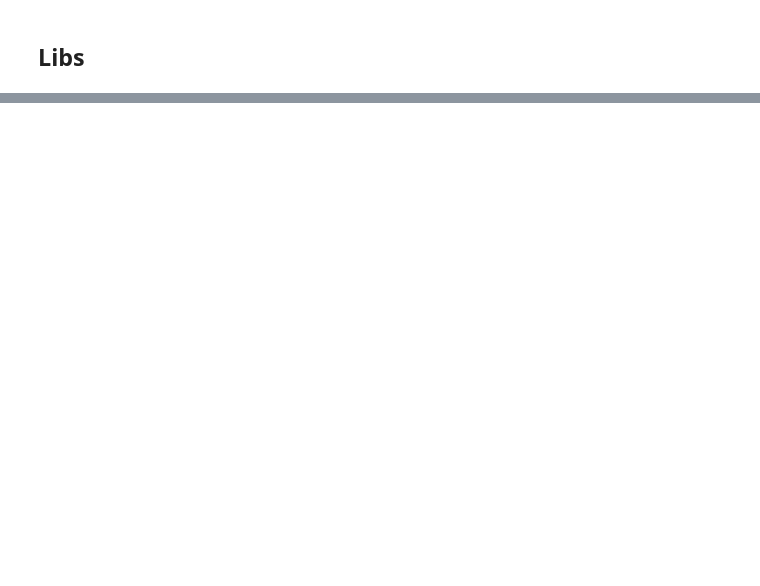
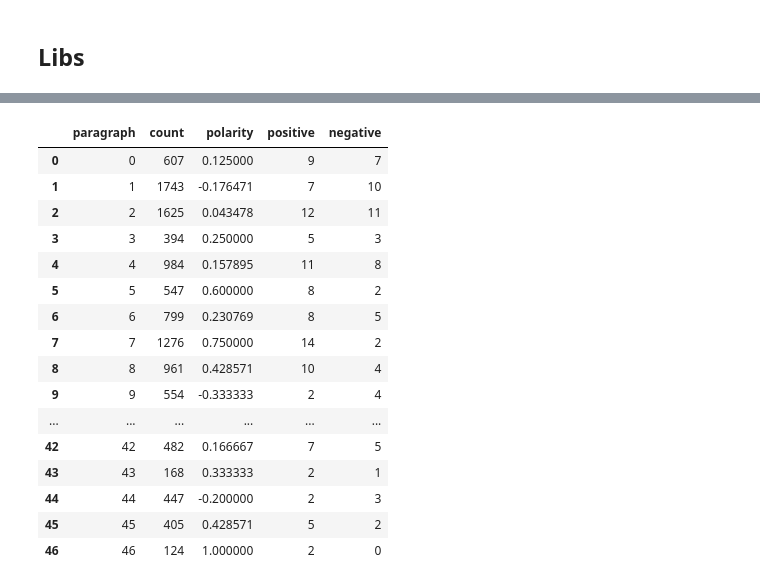
Before and after one commit to djq/flann, a Jupyter notebook: preparation/notebooks/Sentiment Analysis.ipynb, the cells around one changed output, grey strips where cells are left out. Drawn from its saved outputs; the diff is of its cells as text; code cells hidden in the pictures; blank space fills up the shorter version.

```diff
--- a/preparation/notebooks/Sentiment Analysis.ipynb
+++ b/preparation/notebooks/Sentiment Analysis.ipynb
@@ -25,0 +98,20 @@ plt.ylabel('polarity')
+# %%
+sent_results
+# %% [output]
+|  | paragraph | count | polarity | positive | negative |
+| 0 | 0 | 607 | 0.125000 | 9 | 7 |
+| 1 | 1 | 1743 | -0.176471 | 7 | 10 |
+| 2 | 2 | 1625 | 0.043478 | 12 | 11 |
+| 3 | 3 | 394 | 0.250000 | 5 | 3 |
+| 4 | 4 | 984 | 0.157895 | 11 | 8 |
+| 5 | 5 | 547 | 0.600000 | 8 | 2 |
+| 6 | 6 | 799 | 0.230769 | 8 | 5 |
+| 7 | 7 | 1276 | 0.750000 | 14 | 2 |
+| 8 | 8 | 961 | 0.428571 | 10 | 4 |
+| 9 | 9 | 554 | -0.333333 | 2 | 4 |
+| ... | ... | ... | ... | ... | ... |
+| 42 | 42 | 482 | 0.166667 | 7 | 5 |
+| 43 | 43 | 168 | 0.333333 | 2 | 1 |
+| 44 | 44 | 447 | -0.200000 | 2 | 3 |
+| 45 | 45 | 405 | 0.428571 | 5 | 2 |
+| 46 | 46 | 124 | 1.000000 | 2 | 0 |
```
Also changed, not shown: parts of 11 cells of this notebook, 1 other file.
